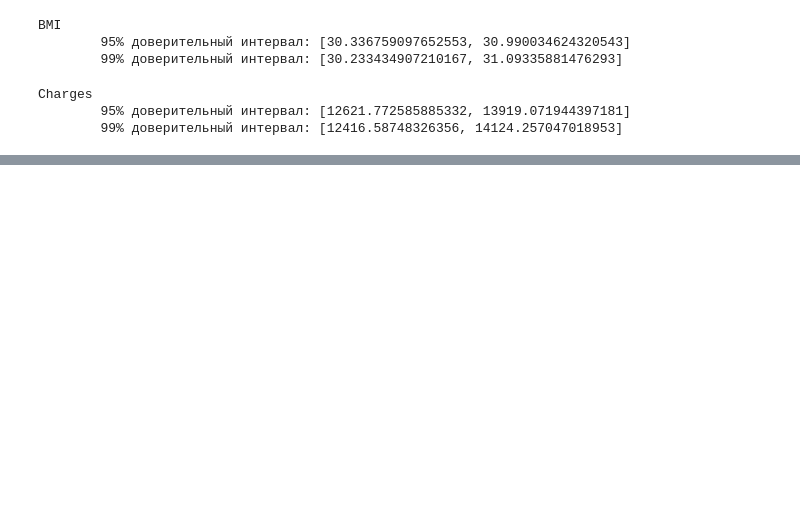
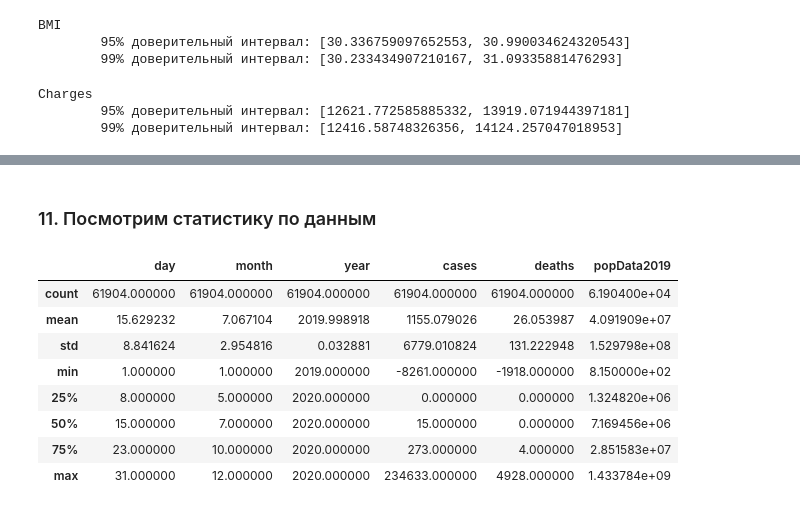
Before and after one commit to Dyaika/mirea_bigdata, a Jupyter notebook: Practive3_RazshildyaevAM.ipynb, the cells around one changed output, grey strips where cells are left out. Saved outputs shown, nothing was run; the diff lists cells and outputs as text; code cells hidden in the pictures; blank space fills up the shorter version.

```diff
--- a/Practive3_RazshildyaevAM.ipynb
+++ b/Practive3_RazshildyaevAM.ipynb
@@ -248,0 +298,3 @@ Charges
+# %%
+df2 = pd.read_csv('./pr3_data/ECDCCases.csv')
+df2.head()
@@ -248,0 +328,3 @@ Charges
+# %%
+df2 = df2.drop('Cumulative_number_for_14_days_of_COVID-19_cases_per_100000', axis=1)
+df2 = df2.drop('geoId', axis=1)
@@ -248,0 +333,6 @@ Charges
+# %%
+df2['countryterritoryCode'] = df2['countryterritoryCode'].fillna('other')
+
+temp = df2['popData2019'].median()
+df2['popData2019'] = df2['popData2019'].fillna(temp)
+print()
@@ -248,0 +355,14 @@ Charges
+# %% [markdown]
+### 11. Посмотрим статистику по данным
+# %%
+df2.describe()
+# %% [output]
+|  | day | month | year | cases | deaths | popData2019 |
+| count | 61904.000000 | 61904.000000 | 61904.000000 | 61904.000000 | 61904.000000 | 6.190400e+04 |
+| mean | 15.629232 | 7.067104 | 2019.998918 | 1155.079026 | 26.053987 | 4.091909e+07 |
+| std | 8.841624 | 2.954816 | 0.032881 | 6779.010824 | 131.222948 | 1.529798e+08 |
+| min | 1.000000 | 1.000000 | 2019.000000 | -8261.000000 | -1918.000000 | 8.150000e+02 |
+| 25% | 8.000000 | 5.000000 | 2020.000000 | 0.000000 | 0.000000 | 1.324820e+06 |
+| 50% | 15.000000 | 7.000000 | 2020.000000 | 15.000000 | 0.000000 | 7.169456e+06 |
+| 75% | 23.000000 | 10.000000 | 2020.000000 | 273.000000 | 4.000000 | 2.851583e+07 |
+| max | 31.000000 | 12.000000 | 2020.000000 | 234633.000000 | 4928.000000 | 1.433784e+09 |
```
Also changed, not shown: parts of 17 cells of this notebook.
